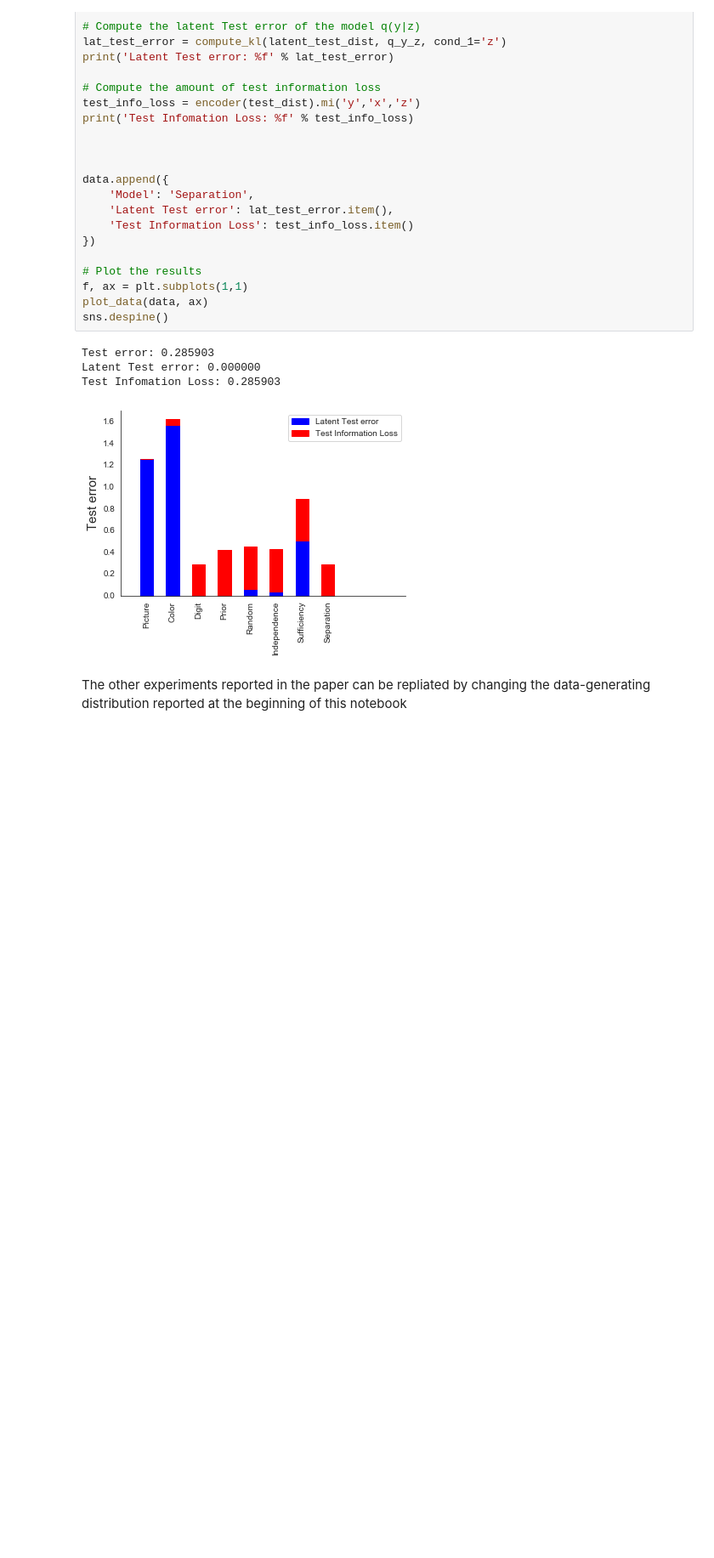
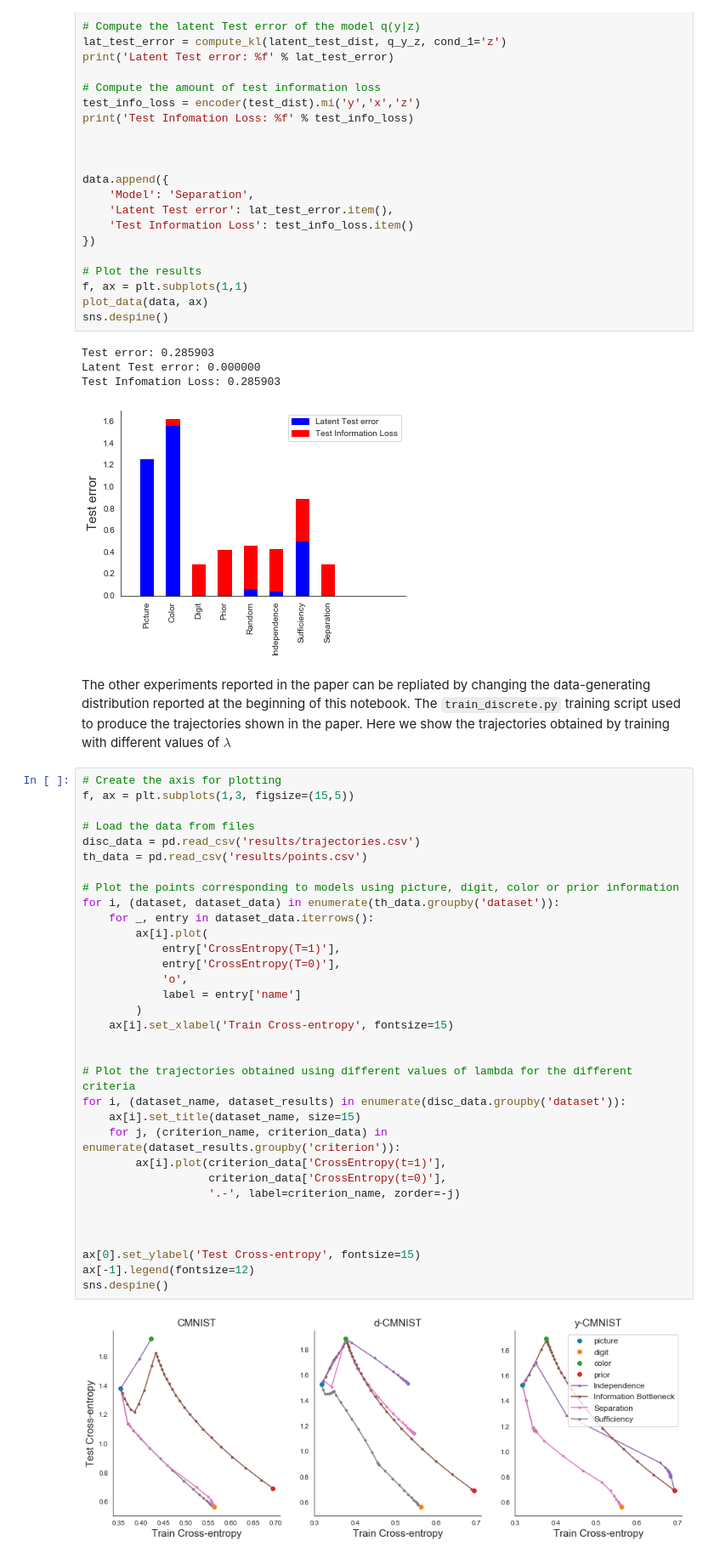
Before and after one commit to mfederici/dsit, a Jupyter notebook: error_decomposition.ipynb, the cells around one changed output. Shown: that part at 85% size. Drawn from its saved outputs; the diff is of its cells as text; blank space fills up the shorter version.

Commit message:
addition of pre-computed results

```diff
--- a/error_decomposition.ipynb
+++ b/error_decomposition.ipynb
@@ -420,4 +420,39 @@ Latent Test error: 0.000000
 Test Infomation Loss: 0.285903
 [figure]
 # %% [markdown]
-The other experiments reported in the paper can be repliated by changing the data-generating distribution reported at the beginning of this notebook
+The other experiments reported in the paper can be repliated by changing the data-generating distribution reported at the beginning of this notebook. The `train_discrete.py` training script used to produce the trajectories shown in the paper. Here we show the trajectories obtained by training with different values of $\lambda$
+# %%
+# Create the axis for plotting
+f, ax = plt.subplots(1,3, figsize=(15,5))
+
+# Load the data from files
+disc_data = pd.read_csv('results/trajectories.csv')
+th_data = pd.read_csv('results/points.csv')
+
+# Plot the points corresponding to models using picture, digit, color or prior information
+for i, (dataset, dataset_data) in enumerate(th_data.groupby('dataset')):
+    for _, entry in dataset_data.iterrows():
+        ax[i].plot(
+            entry['CrossEntropy(T=1)'],
+            entry['CrossEntropy(T=0)'],
+            'o',
+            label = entry['name']
+        )
+    ax[i].set_xlabel('Train Cross-entropy', fontsize=15)
+
+
+# Plot the trajectories obtained using different values of lambda for the different criteria
+for i, (dataset_name, dataset_results) in enumerate(disc_data.groupby('dataset')):
+    ax[i].set_title(dataset_name, size=15)
+    for j, (criterion_name, criterion_data) in enumerate(dataset_results.groupby('criterion')):
+        ax[i].plot(criterion_data['CrossEntropy(t=1)'],
+                   criterion_data['CrossEntropy(t=0)'],
+                   '.-', label=criterion_name, zorder=-j)
+
+
+
+ax[0].set_ylabel('Test Cross-entropy', fontsize=15)
+ax[-1].legend(fontsize=12)
+sns.despine()
+# %% [output]
+[figure, added]
```
Also changed, not shown: parts of 9 cells of this notebook, 3 other files.
